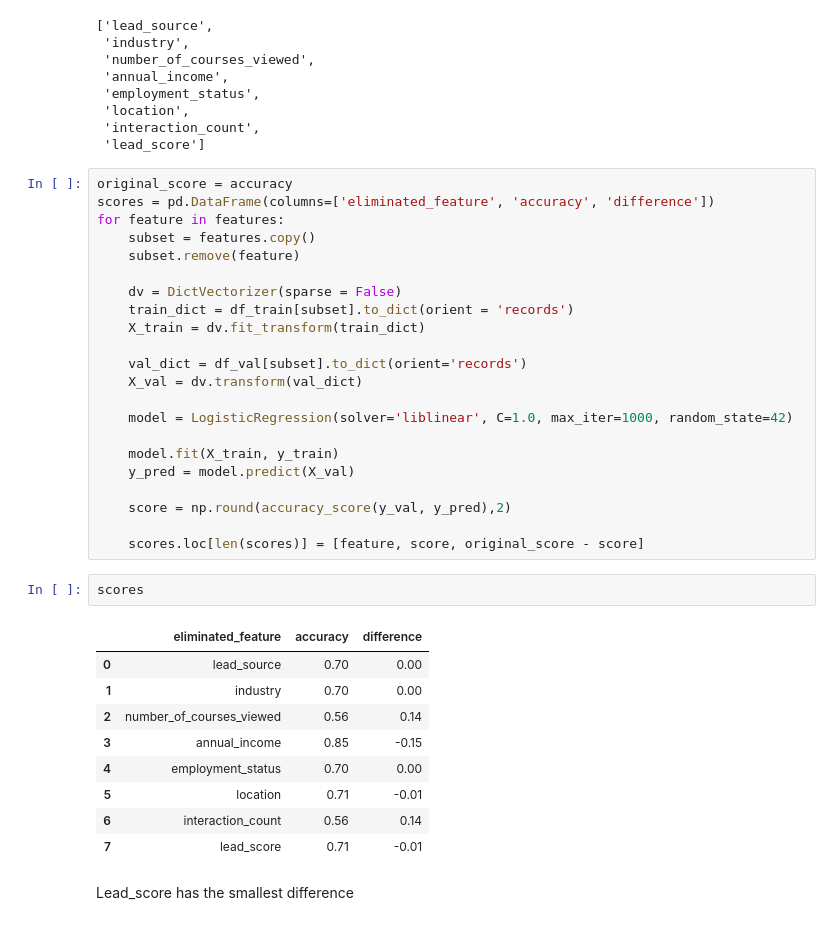
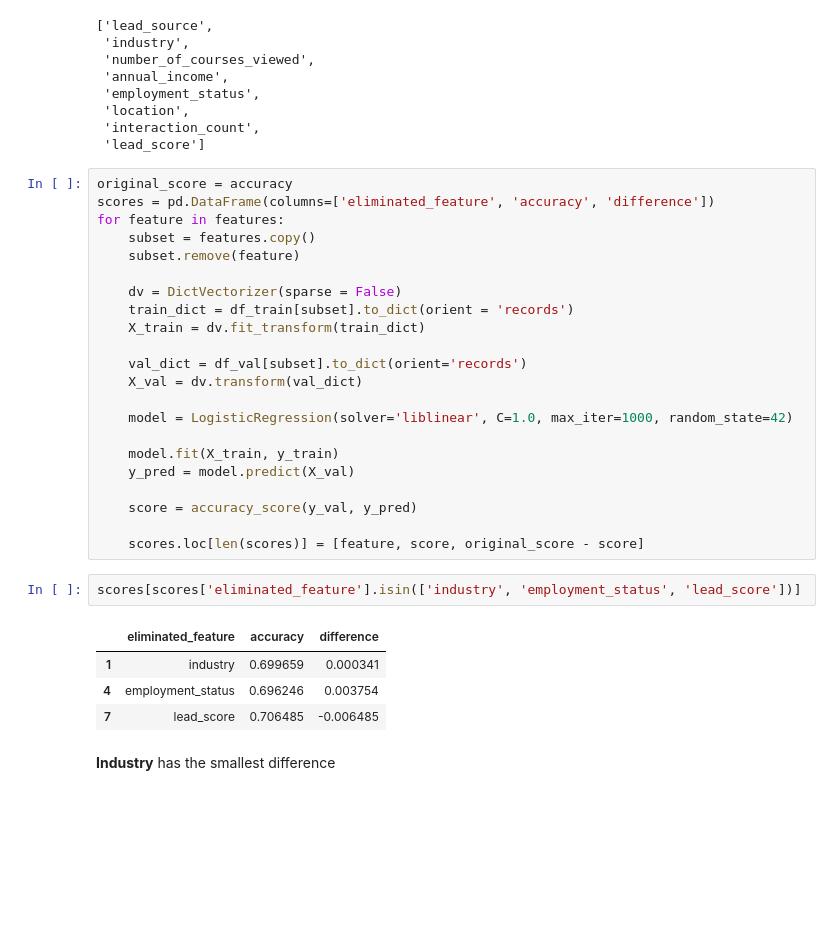
Before and after one commit to Kolinhtetwin/machine_learning_bootcamp, a Jupyter notebook: 03-classification/2025/week3_homework_2025.ipynb, the cells around one changed output. Drawn from its saved outputs; the diff is of its cells as text; blank space fills up the shorter version.

```diff
--- a/03-classification/2025/Untitled.ipynb
+++ b/03-classification/2025/week3_homework_2025.ipynb
@@ -361,20 +361,15 @@ for feature in features:
     model.fit(X_train, y_train)
     y_pred = model.predict(X_val)
 
-    score = np.round(accuracy_score(y_val, y_pred),2)
+    score = accuracy_score(y_val, y_pred)
 
     scores.loc[len(scores)] = [feature, score, original_score - score]
 # %%
-scores
+scores[scores['eliminated_feature'].isin(['industry', 'employment_status', 'lead_score'])]
 # %% [output]
 |  | eliminated_feature | accuracy | difference |
-| 0 | lead_source | 0.70 | 0.00 |
-| 1 | industry | 0.70 | 0.00 |
-| 2 | number_of_courses_viewed | 0.56 | 0.14 |
-| 3 | annual_income | 0.85 | -0.15 |
-| 4 | employment_status | 0.70 | 0.00 |
-| 5 | location | 0.71 | -0.01 |
-| 6 | interaction_count | 0.56 | 0.14 |
-| 7 | lead_score | 0.71 | -0.01 |
+| 1 | industry | 0.699659 | 0.000341 |
+| 4 | employment_status | 0.696246 | 0.003754 |
+| 7 | lead_score | 0.706485 | -0.006485 |
 # %% [markdown]
-Lead_score has the smallest difference
+__Industry__ has the smallest difference
```
Also changed, not shown: parts of 10 cells of this notebook.
